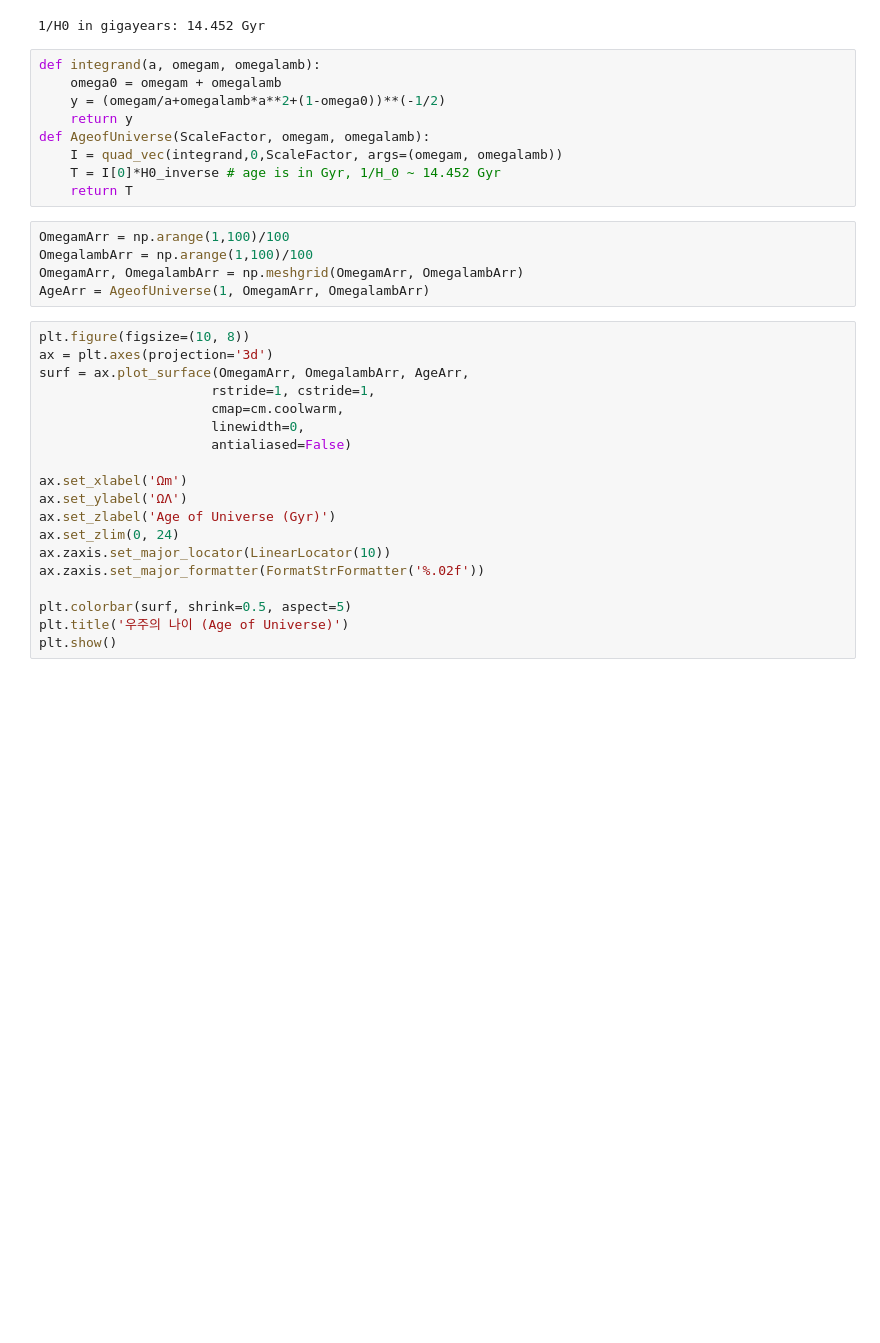
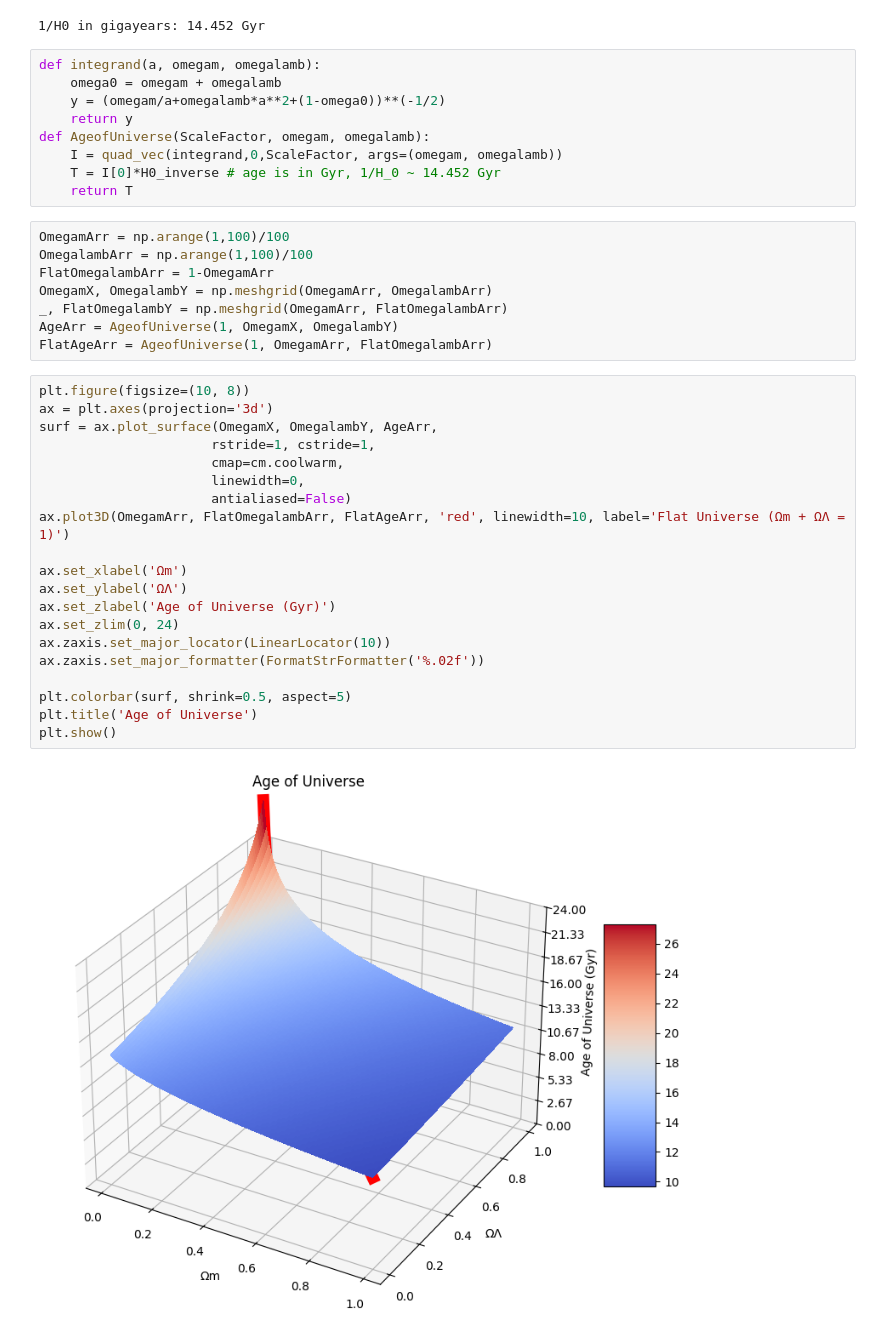
Before and after one commit to john1256/KASI_Ms, a Jupyter notebook: 2025/cosmo.ipynb, the cells around one changed output. Drawn from its saved outputs; the diff is of its cells as text; blank space fills up the shorter version.

```diff
--- a/2025/cosmo.ipynb
+++ b/2025/cosmo.ipynb
@@ -29,24 +32,30 @@ def AgeofUniverse(ScaleFactor, omegam, omegalamb):
 # %%
 OmegamArr = np.arange(1,100)/100
 OmegalambArr = np.arange(1,100)/100
-OmegamArr, OmegalambArr = np.meshgrid(OmegamArr, OmegalambArr)
-AgeArr = AgeofUniverse(1, OmegamArr, OmegalambArr)
+FlatOmegalambArr = 1-OmegamArr
+OmegamX, OmegalambY = np.meshgrid(OmegamArr, OmegalambArr)
+_, FlatOmegalambY = np.meshgrid(OmegamArr, FlatOmegalambArr)
+AgeArr = AgeofUniverse(1, OmegamX, OmegalambY)
+FlatAgeArr = AgeofUniverse(1, OmegamArr, FlatOmegalambArr)
 # %%
 plt.figure(figsize=(10, 8))
 ax = plt.axes(projection='3d')
-surf = ax.plot_surface(OmegamArr, OmegalambArr, AgeArr,
+surf = ax.plot_surface(OmegamX, OmegalambY, AgeArr,
                       rstride=1, cstride=1,
                       cmap=cm.coolwarm,
                       linewidth=0,
                       antialiased=False)
+ax.plot3D(OmegamArr, FlatOmegalambArr, FlatAgeArr, 'red', linewidth=10, label='Flat Universe (Ωm + ΩΛ = 1)')
 
 ax.set_xlabel('Ωm')
 ax.set_ylabel('ΩΛ')
 ax.set_zlabel('Age of Universe (Gyr)')
 ax.set_zlim(0, 24)
 ax.zaxis.set_major_locator(LinearLocator(10))
 ax.zaxis.set_major_formatter(FormatStrFormatter('%.02f'))
 
 plt.colorbar(surf, shrink=0.5, aspect=5)
-plt.title('우주의 나이 (Age of Universe)')
+plt.title('Age of Universe')
 plt.show()
+# %% [output]
+[figure, added]
```
Also changed, not shown: parts of 1 cell of this notebook.
